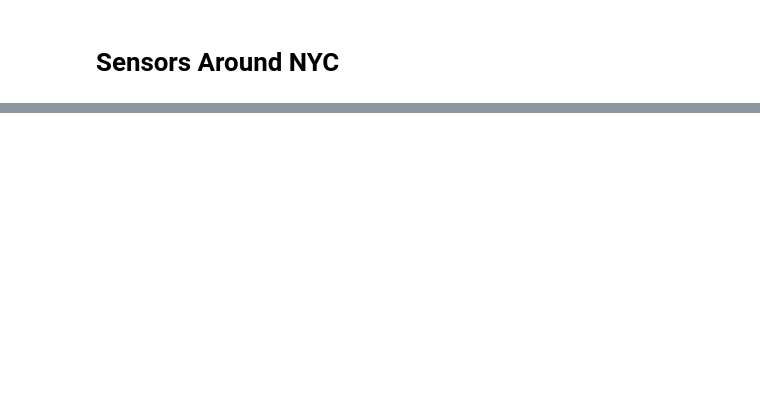
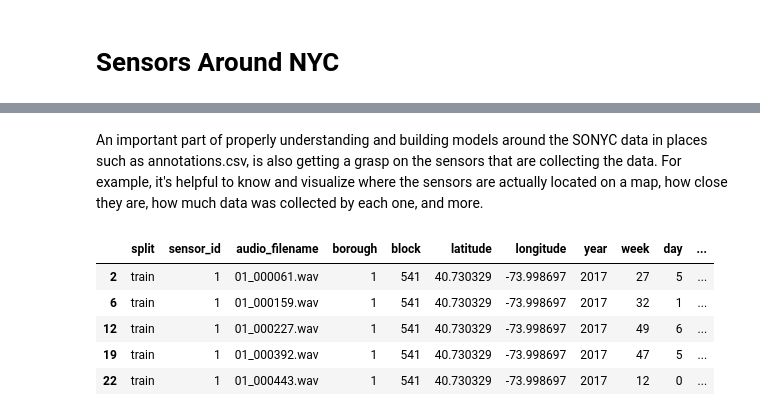
Before and after one commit to daniellehzhao/Music_Sonyc, a Jupyter notebook: sensor_map.ipynb, the cells around one changed output, grey strips where cells are left out. Cells and saved outputs as stored; diff of their text form; code cells hidden in the pictures; blank space fills up the shorter version.

```diff
--- a/sensor_map.ipynb
+++ b/sensor_map.ipynb
@@ -44,0 +3,76 @@ Map(center=[40.74994, -73.937123], controls=(ZoomControl(options=['position', 'z
+# %% [markdown]
+An important part of properly understanding and building models around the SONYC data in places such as annotations.csv, is also getting a grasp on the sensors that are collecting the data. For example, it's helpful to know and visualize where the sensors are actually located on a map, how close they are, how much data was collected by each one, and more.
+# %%
+#import necessary packages
+import pandas as pd
+import matplotlib.pyplot as plt
+import geopandas as gpd
+import geoplot as gplt
+import contextily as ctx
+import folium
+import plotly_express as px
+from folium import plugins
+from folium import Map
+from folium.plugins import MarkerCluster
+from folium.plugins import HeatMap
+from folium.plugins import FloatImage
+from shapely.geometry import Point, Polygon
+from bokeh.plotting import figure, save
+
+#read in file with sensor data
+annotations = pd.read_csv('annotations.csv')
+
+#clean data to only include music presence
+annotations = annotations.drop(columns=['annotator_id', '1-1_small-sounding-engine_presence',
+       '1-2_medium-sounding-engine_presence',
+       '1-3_large-sounding-engine_presence',
+       '1-X_engine-of-uncertain-size_presence', '2-1_rock-drill_presence',
+       '2-2_jackhammer_presence', '2-3_hoe-ram_presence',
+       '2-4_pile-driver_presence',
+       '2-X_other-unknown-impact-machinery_presence',
+       '3-1_non-machinery-impact_presence', '4-1_chainsaw_presence',
+       '4-2_small-medium-rotating-saw_presence',
+       '4-3_large-rotating-saw_presence',
+       '4-X_other-unknown-powered-saw_presence', '5-1_car-horn_presence',
+       '5-2_car-alarm_presence', '5-3_siren_presence',
+       '5-4_reverse-beeper_presence',
+       '5-X_other-unknown-alert-signal_presence','6-3_ice-cream-truck_presence','7-1_person-or-small-group-talking_presence',
+       '7-2_person-or-small-group-shouting_presence',
+       '7-3_large-crowd_presence', '7-4_amplified-speech_presence',
+       '7-X_other-unknown-human-voice_presence',
+       '8-1_dog-barking-whining_presence',
+       '1-1_small-sounding-engine_proximity',
+       '1-2_medium-sounding-engine_proximity',
+       '1-3_large-sounding-engine_proximity',
+       '1-X_engine-of-uncertain-size_proximity', '2-1_rock-drill_proximity',
+       '2-2_jackhammer_proximity', '2-3_hoe-ram_proximity',
+       '2-4_pile-driver_proximity',
+       '2-X_other-unknown-impact-machinery_proximity',
+       '3-1_non-machinery-impact_proximity', '4-1_chainsaw_proximity',
+       '4-2_small-medium-rotating-saw_proximity',
+       '4-3_large-rotating-saw_proximity',
+       '4-X_other-unknown-powered-saw_proximity', '5-1_car-horn_proximity',
+       '5-2_car-alarm_proximity', '5-3_siren_proximity',
+       '5-4_reverse-beeper_proximity',
+       '5-X_other-unknown-alert-signal_proximity',
+       '6-1_stationary-music_proximity', '6-2_mobile-music_proximity',
+       '6-3_ice-cream-truck_proximity',
+       '6-X_music-from-uncertain-source_proximity',
+       '7-1_person-or-small-group-talking_proximity',
+       '7-2_person-or-small-group-shouting_proximity',
+       '7-3_large-crowd_proximity', '7-4_amplified-speech_proximity',
+       '7-X_other-unknown-human-voice_proximity',
+       '8-1_dog-barking-whining_proximity', '1_engine_presence',
+       '2_machinery-impact_presence', '3_non-machinery-impact_presence',
+       '4_powered-saw_presence', '5_alert-signal_presence', '7_human-voice_presence','8_dog_presence']).groupby(['split', 'sensor_id', 'audio_filename', 'borough',
+       'block', 'latitude', 'longitude', 'year', 'week', 'day', 'hour']).sum()>0
+annotations = annotations.reset_index()
+annotations = annotations[annotations['6_music_presence'] == True]
+annotations.head()
+# %% [output]
+|  | split | sensor_id | audio_filename | borough | block | latitude | longitude | year | week | day | ... |
+| 2 | train | 1 | 01_000061.wav | 1 | 541 | 40.730329 | -73.998697 | 2017 | 27 | 5 | ... |
+| 6 | train | 1 | 01_000159.wav | 1 | 541 | 40.730329 | -73.998697 | 2017 | 32 | 1 | ... |
+| 12 | train | 1 | 01_000227.wav | 1 | 541 | 40.730329 | -73.998697 | 2017 | 49 | 6 | ... |
+| 19 | train | 1 | 01_000392.wav | 1 | 541 | 40.730329 | -73.998697 | 2017 | 47 | 5 | ... |
+| 22 | train | 1 | 01_000443.wav | 1 | 541 | 40.730329 | -73.998697 | 2017 | 12 | 0 | ... |
```
Also changed, not shown: parts of 20 cells of this notebook.
